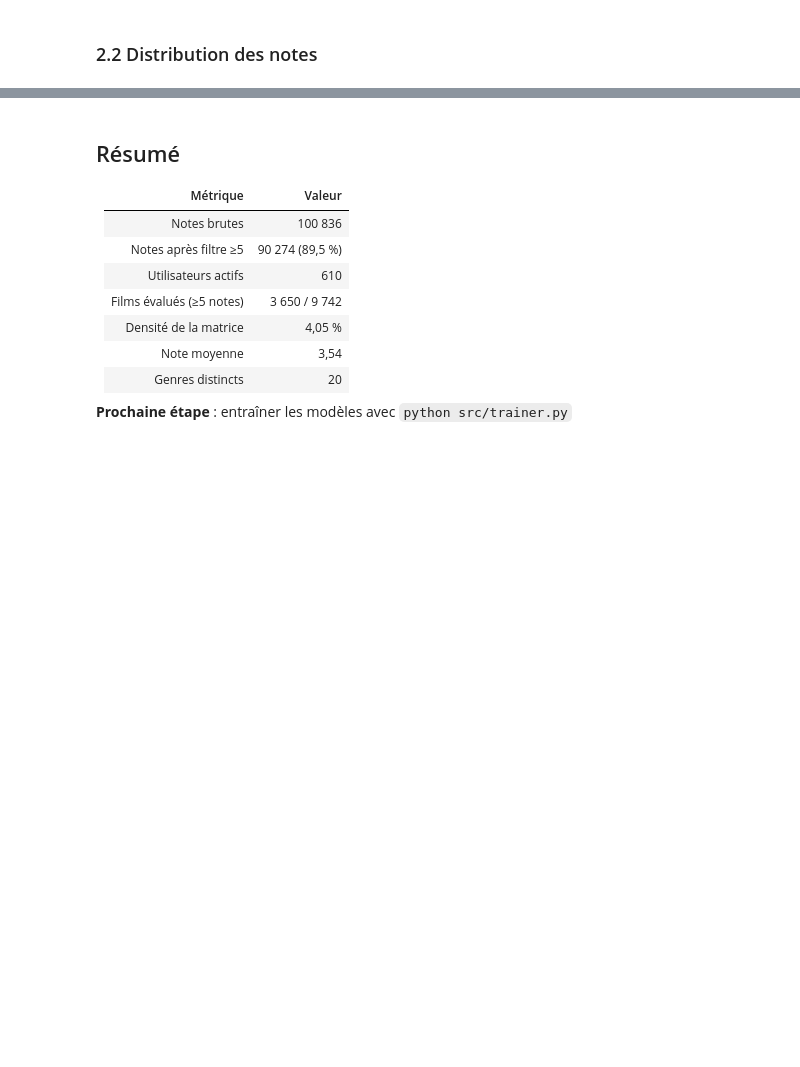
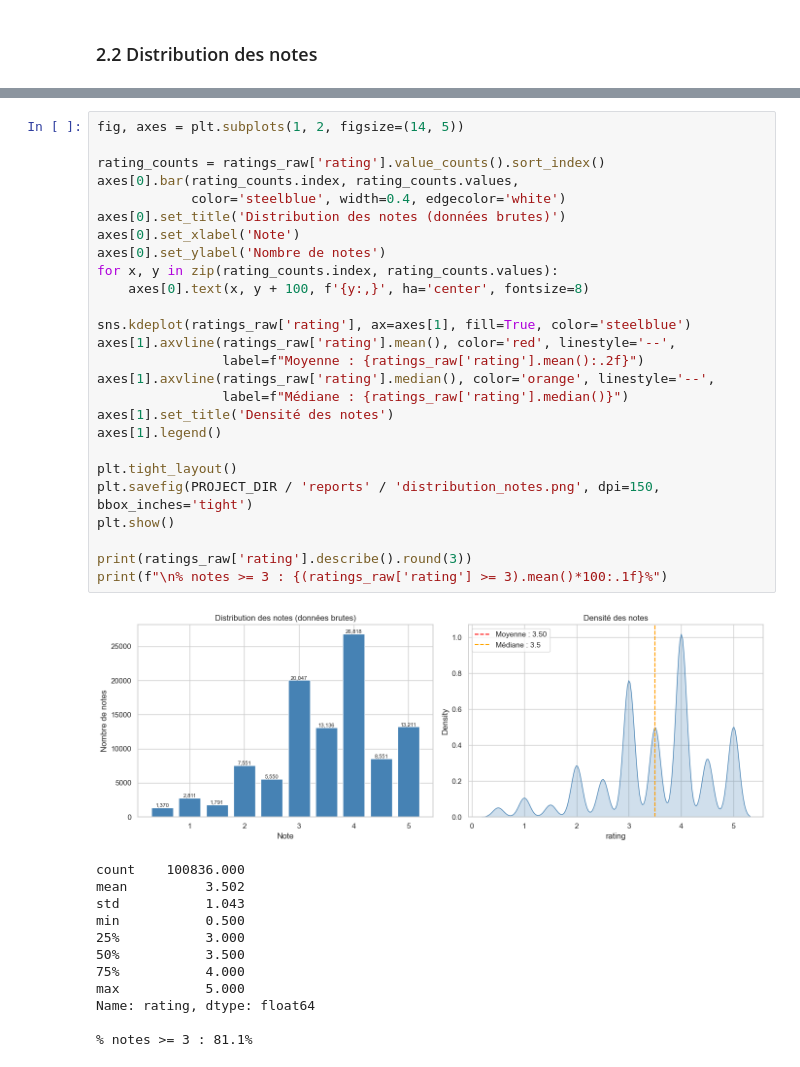
Before and after one commit to MoussaTorch/recommendation-film, a Jupyter notebook: notebooks/01-eda.ipynb, the cells around one changed output, grey strips where cells are left out. Cells and saved outputs as stored; diff of their text form; blank space fills up the shorter version.

```diff
--- a/notebooks/01-eda.ipynb
+++ b/notebooks/01-eda.ipynb
@@ -531,14 +138,39 @@ print("→ Visualiser avec : mlflow ui --backend-store-uri sqlite:///mlflow.db")
-# %% [markdown]
-## Résumé
-
-| Métrique | Valeur |
-|---|---|
-| Notes brutes | 100 836 |
-| Notes après filtre ≥5 | 90 274 (89,5 %) |
-| Utilisateurs actifs | 610 |
-| Films évalués (≥5 notes) | 3 650 / 9 742 |
-| Densité de la matrice | 4,05 % |
-| Note moyenne | 3,54 |
-| Genres distincts | 20 |
-
-**Prochaine étape** : entraîner les modèles avec `python src/trainer.py`
+# %%
+fig, axes = plt.subplots(1, 2, figsize=(14, 5))
+
+rating_counts = ratings_raw['rating'].value_counts().sort_index()
+axes[0].bar(rating_counts.index, rating_counts.values,
+            color='steelblue', width=0.4, edgecolor='white')
+axes[0].set_title('Distribution des notes (données brutes)')
+axes[0].set_xlabel('Note')
+axes[0].set_ylabel('Nombre de notes')
+for x, y in zip(rating_counts.index, rating_counts.values):
+    axes[0].text(x, y + 100, f'{y:,}', ha='center', fontsize=8)
+
+sns.kdeplot(ratings_raw['rating'], ax=axes[1], fill=True, color='steelblue')
+axes[1].axvline(ratings_raw['rating'].mean(), color='red', linestyle='--',
+                label=f"Moyenne : {ratings_raw['rating'].mean():.2f}")
+axes[1].axvline(ratings_raw['rating'].median(), color='orange', linestyle='--',
+                label=f"Médiane : {ratings_raw['rating'].median()}")
+axes[1].set_title('Densité des notes')
+axes[1].legend()
+
+plt.tight_layout()
+plt.savefig(PROJECT_DIR / 'reports' / 'distribution_notes.png', dpi=150, bbox_inches='tight')
+plt.show()
+
+print(ratings_raw['rating'].describe().round(3))
+print(f"\n% notes >= 3 : {(ratings_raw['rating'] >= 3).mean()*100:.1f}%")
+# %% [output]
+[figure, added]
+count    100836.000
+mean          3.502
+std           1.043
+min           0.500
+25%           3.000
+50%           3.500
+75%           4.000
+max           5.000
+Name: rating, dtype: float64
+
+% notes >= 3 : 81.1%
```
Also changed, not shown: parts of 70 cells of this notebook, 1 other file.
